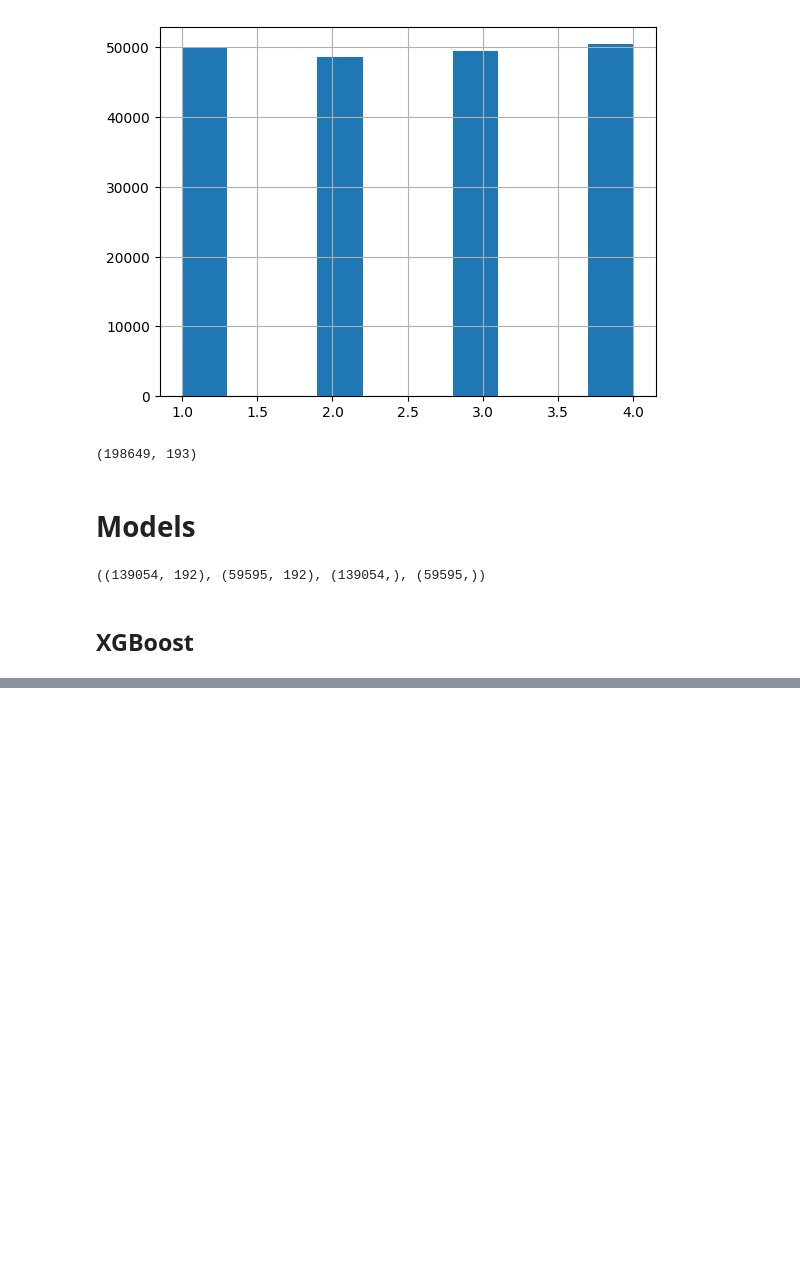
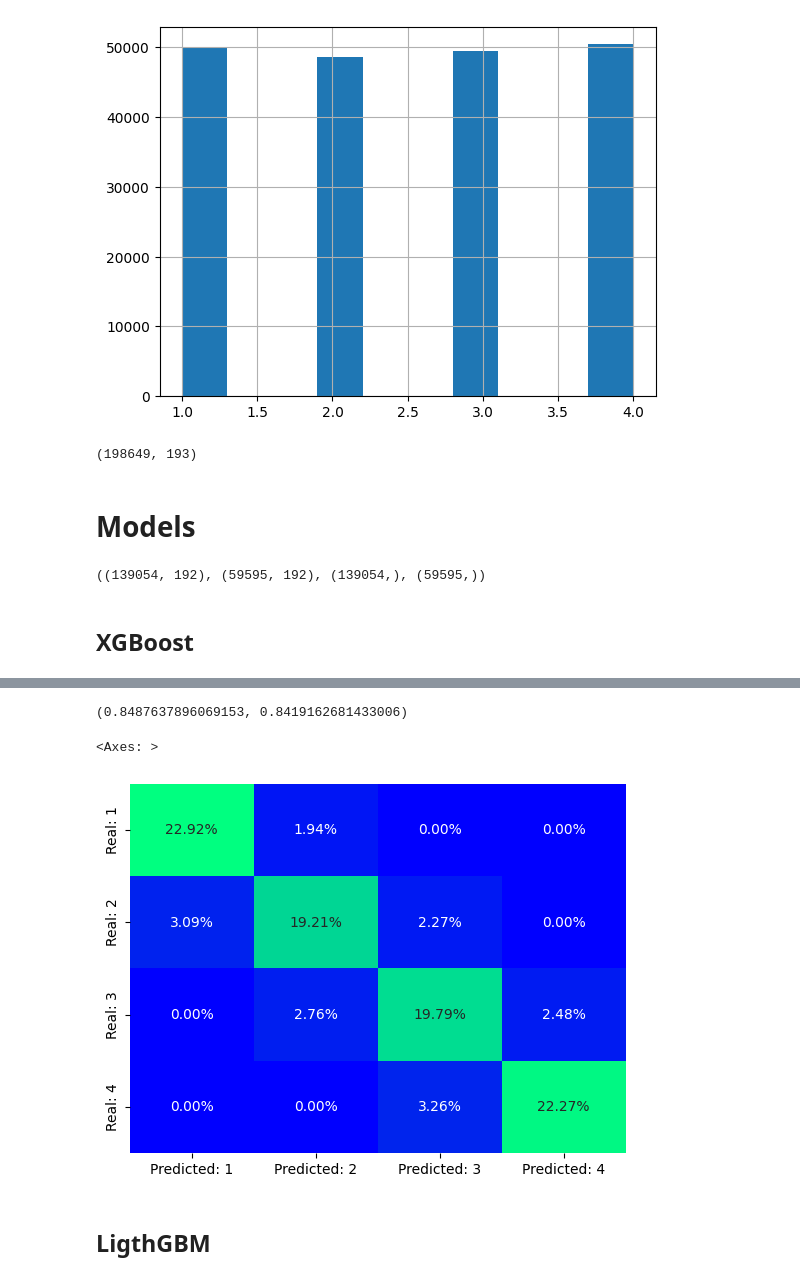
Before and after one commit to EgorSolovei/ML-in-nuclear-physics, a Jupyter notebook: GBDT.ipynb, the cells around one changed output, grey strips where cells are left out. Drawn from its saved outputs; the diff is of its cells as text; code cells hidden in the pictures; blank space fills up the shorter version.

```diff
--- a/GBDT.ipynb
+++ b/GBDT.ipynb
@@ -65,0 +204,4 @@ X_train.shape, X_test.shape, y_train.shape, y_test.shape
+# %%
+cat_clf = CatBoostClassifier(iterations=30, learning_rate=0.1, max_depth=8, loss_function='MultiClass', task_type='GPU')
+# %%
+cat_clf.fit(X_train, y_train)
@@ -65,0 +227,20 @@ X_train.shape, X_test.shape, y_train.shape, y_test.shape
+# %%
+train_score = cat_clf.score(X_train, y_train)
+test_score = cat_clf.score(X_test, y_test)
+
+train_score, test_score
+# %% [output]
+(0.8487637896069153, 0.8419162681433006)
+# %%
+y_pred = cat_clf.predict(X_test)
+
+x_names = ['Predicted: 1', 'Predicted: 2', 'Predicted: 3', 'Predicted: 4']
+y_names = ['Real: 1', 'Real: 2', 'Real: 3', 'Real: 4']
+
+arr_errors = (metrics.confusion_matrix(y_test, y_pred) / y_test.shape[0])
+sns.heatmap(arr_errors, cmap='winter', annot=True, fmt=".2%", cbar=False, xticklabels=x_names, yticklabels=y_names)
+# %% [output]
+<Axes: >
+[figure, added]
+# %% [markdown]
+## LigthGBM
```
Also changed, not shown: parts of 21 cells of this notebook.
